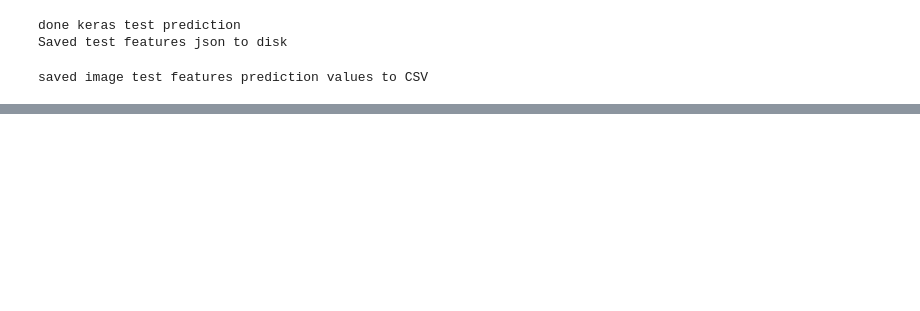
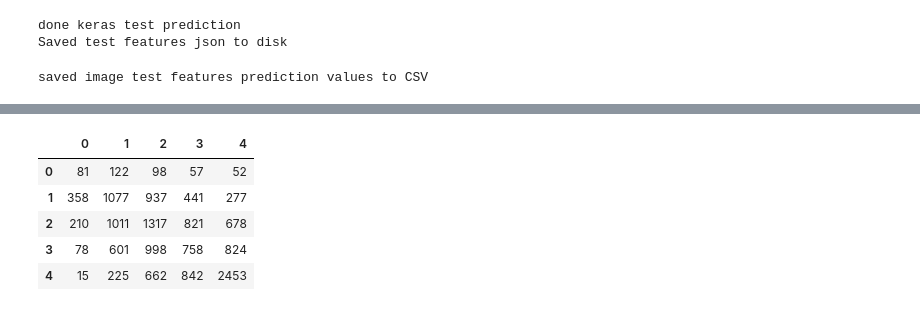
Before and after one commit to DobieDevelopments/Python_ML, a Jupyter notebook: John/PetFinder/lbgm and image features.ipynb, the cells around one changed output, grey strips where cells are left out. Saved outputs shown, nothing was run; the diff lists cells and outputs as text; code cells hidden in the pictures; blank space fills up the shorter version.

```diff
--- a/John/PetFinder/lbgm and image features.ipynb
+++ b/John/PetFinder/lbgm and image features.ipynb
@@ -432,0 +1012,9 @@ saved test csv image merge
+# %%
+pd.DataFrame(sk_cmatrix(target, train_predictions), index=list(range(5)), columns=list(range(5)))
+# %% [output]
+|  | 0 | 1 | 2 | 3 | 4 |
+| 0 | 81 | 122 | 98 | 57 | 52 |
+| 1 | 358 | 1077 | 937 | 441 | 277 |
+| 2 | 210 | 1011 | 1317 | 821 | 678 |
+| 3 | 78 | 601 | 998 | 758 | 824 |
+| 4 | 15 | 225 | 662 | 842 | 2453 |
```
Also changed, not shown: parts of 14 cells of this notebook, 4 other files.
